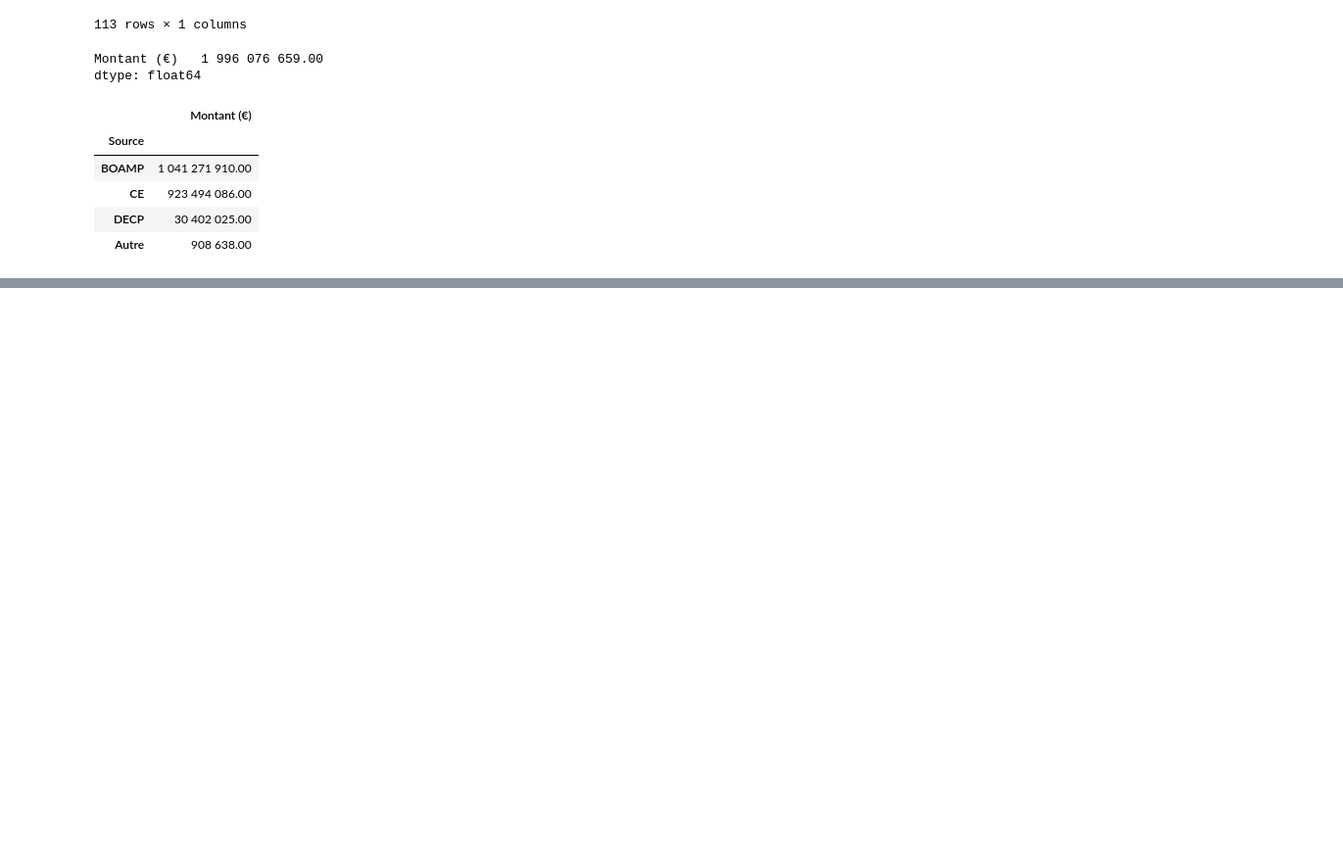
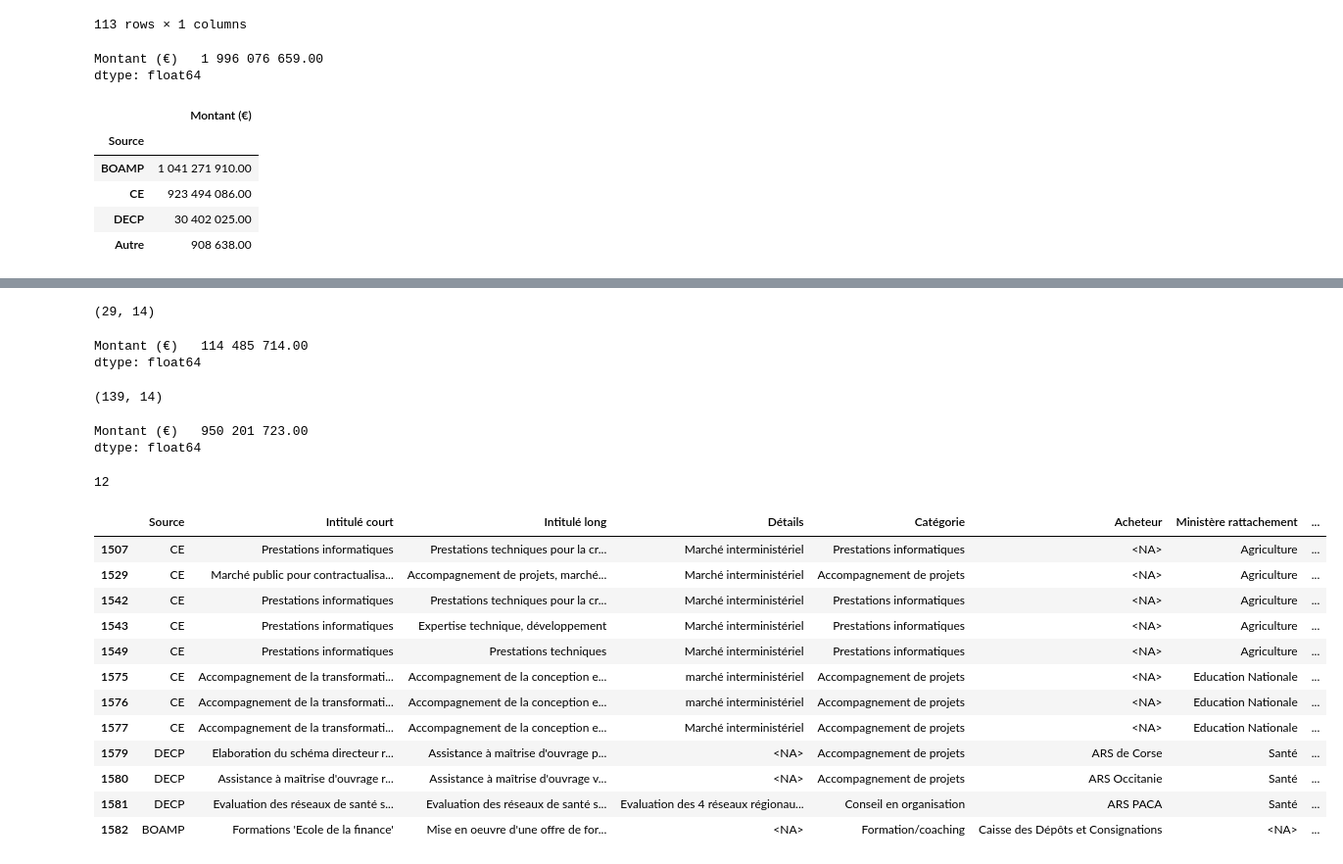
Before and after one commit to taniki/notebooks, a Jupyter notebook: sénat - cabinets de conseil/décodeurs.ipynb, the cells around one changed output, grey strips where cells are left out. Shown at 98% size. Cells and saved outputs as stored; diff of their text form; code cells hidden in the pictures; blank space fills up the shorter version.

```diff
--- a/sénat - cabinets de conseil/décodeurs.ipynb
+++ b/sénat - cabinets de conseil/décodeurs.ipynb
@@ -240,0 +234,51 @@ dtype: float64
+# %%
+missions_education = (missions
+    [ missions["Ministère rattachement"] == "Education Nationale" ]
+)
+
+missions_education.shape
+# %% [output]
+(29, 14)
+# %%
+missions_education[["Montant (€)"]].sum()
+# %% [output]
+Montant (€)   114 485 714.00
+dtype: float64
+# %%
+multiattributaires = (missions
+    [missions["Cabinet attributaire"].str.contains(';')]
+)
+
+multiattributaires.shape
+# %% [output]
+(139, 14)
+# %%
+multiattributaires[["Montant (€)"]].sum()
+# %% [output]
+Montant (€)   950 201 723.00
+dtype: float64
+# %%
+(multiattributaires["Montant (€)"]
+    .isna()
+    .sum()
+)
+# %% [output]
+12
+# %%
+(multiattributaires
+    [multiattributaires["Montant (€)"].isna()]
+)
+# %% [output]
+|  | Source | Intitulé court | Intitulé long | Détails | Catégorie | Acheteur | Ministère rattachement | ... |
+| 1507 | CE | Prestations informatiques | Prestations techniques pour la cr... | Marché interministériel | Prestations informatiques | <NA> | Agriculture | ... |
+| 1529 | CE | Marché public pour contractualisa... | Accompagnement de projets, marché... | Marché interministériel | Accompagnement de projets | <NA> | Agriculture | ... |
+| 1542 | CE | Prestations informatiques | Prestations techniques pour la cr... | Marché interministériel | Prestations informatiques | <NA> | Agriculture | ... |
+| 1543 | CE | Prestations informatiques | Expertise technique, développement | Marché interministériel | Prestations informatiques | <NA> | Agriculture | ... |
+| 1549 | CE | Prestations informatiques | Prestations techniques | Marché interministériel | Prestations informatiques | <NA> | Agriculture | ... |
+| 1575 | CE | Accompagnement de la transformati... | Accompagnement de la conception e... | marché interministériel | Accompagnement de projets | <NA> | Education Nationale | ... |
+| 1576 | CE | Accompagnement de la transformati... | Accompagnement de la conception e... | marché interministériel | Accompagnement de projets | <NA> | Education Nationale | ... |
+| 1577 | CE | Accompagnement de la transformati... | Accompagnement de la conception e... | Marché interministériel | Accompagnement de projets | <NA> | Education Nationale | ... |
+| 1579 | DECP | Elaboration du schéma directeur r... | Assistance à maîtrise d'ouvrage p... | <NA> | Accompagnement de projets | ARS de Corse | Santé | ... |
+| 1580 | DECP | Assistance à maîtrise d'ouvrage r... | Assistance à maîtrise d'ouvrage v... | <NA> | Accompagnement de projets | ARS Occitanie | Santé | ... |
+| 1581 | DECP | Evaluation des réseaux de santé s... | Evaluation des réseaux de santé s... | Evaluation des 4 réseaux régionau... | Conseil en organisation | ARS PACA | Santé | ... |
+| 1582 | BOAMP | Formations 'Ecole de la finance' | Mise en oeuvre d'une offre de for... | <NA> | Formation/coaching | Caisse des Dépôts et Consignations | <NA> | ... |
```
Also changed, not shown: parts of 22 cells of this notebook.
